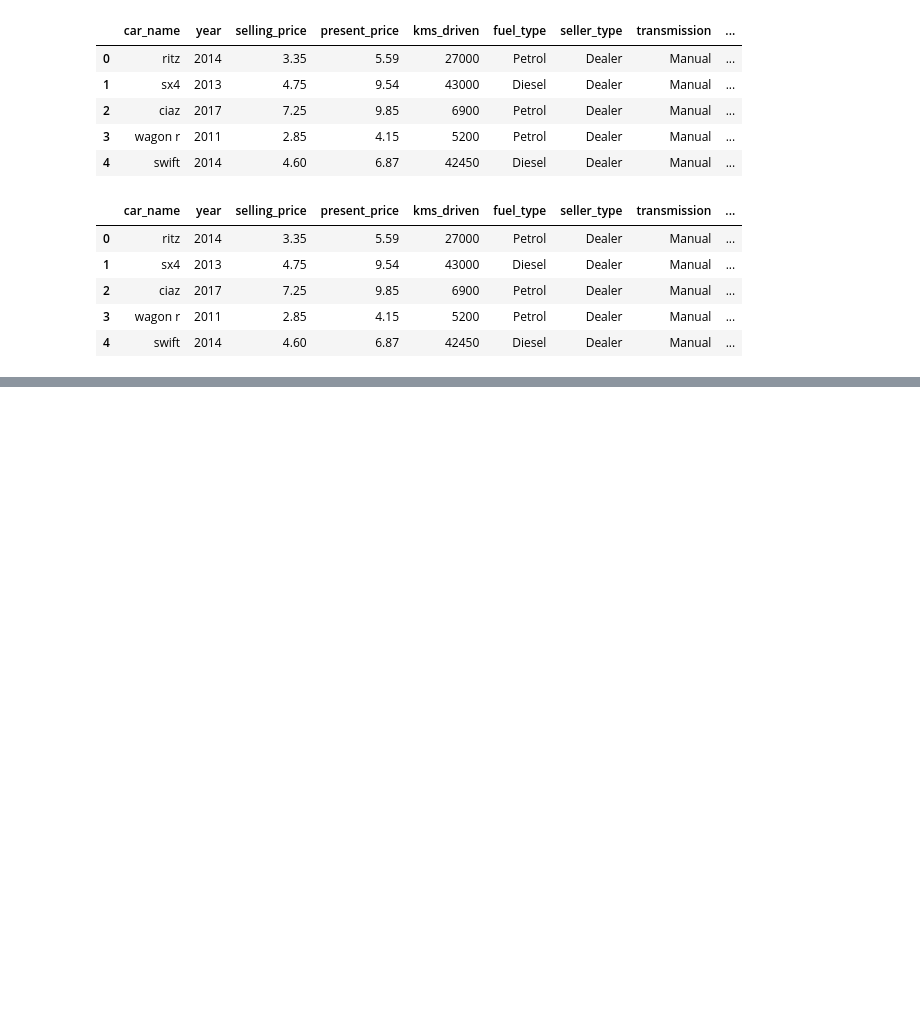
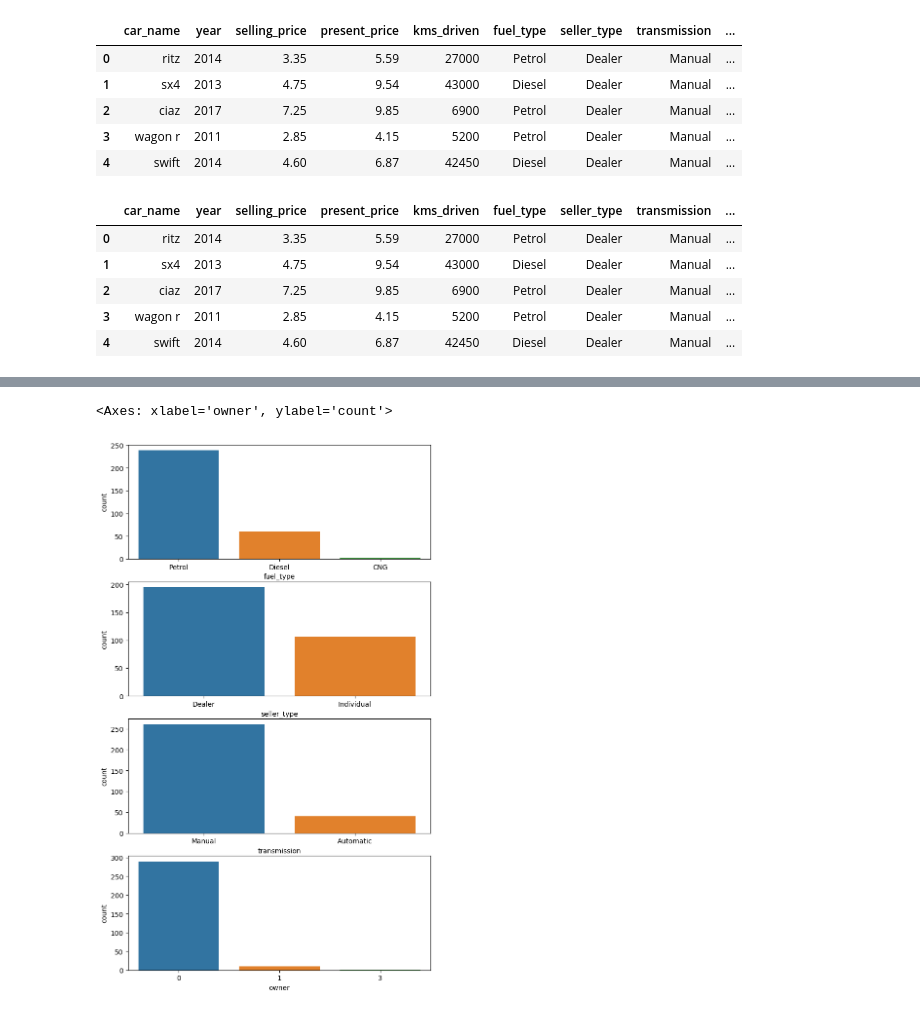
Before and after one commit to Bidkar2912/Car_Price_Prediction, a Jupyter notebook: Car_Price_Prediction.ipynb, the cells around one changed output, grey strips where cells are left out. Drawn from its saved outputs; the diff is of its cells as text; code cells hidden in the pictures; blank space fills up the shorter version.

```diff
--- a/Car_Price_Prediction.ipynb
+++ b/Car_Price_Prediction.ipynb
@@ -116,0 +210,17 @@ df_car.head()
+# %%
+plt.figure(figsize=(8,14))
+
+plt.subplot(4,1,1)
+sns.countplot( x = 'fuel_type', data = df_car)
+
+plt.subplot(4,1,2)
+sns.countplot( x = 'seller_type', data = df_car)
+
+plt.subplot(4,1,3)
+sns.countplot( x = 'transmission', data = df_car)
+
+plt.subplot(4,1,4)
+sns.countplot( x = 'owner', data = df_car)
+# %% [output]
+<Axes: xlabel='owner', ylabel='count'>
+[figure, added]
```
Also changed, not shown: parts of 11 cells of this notebook.
